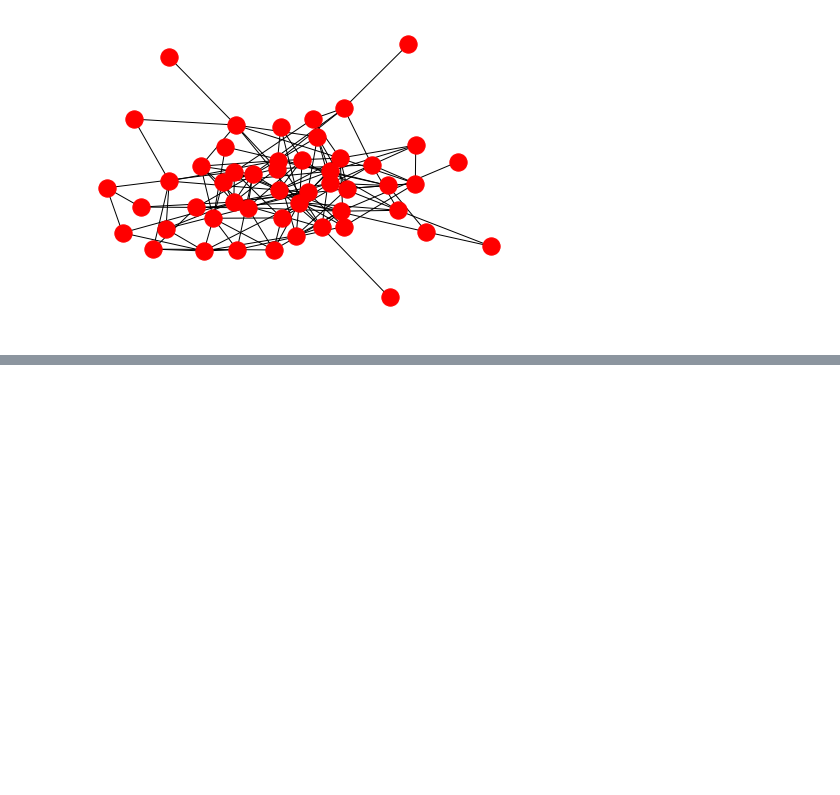
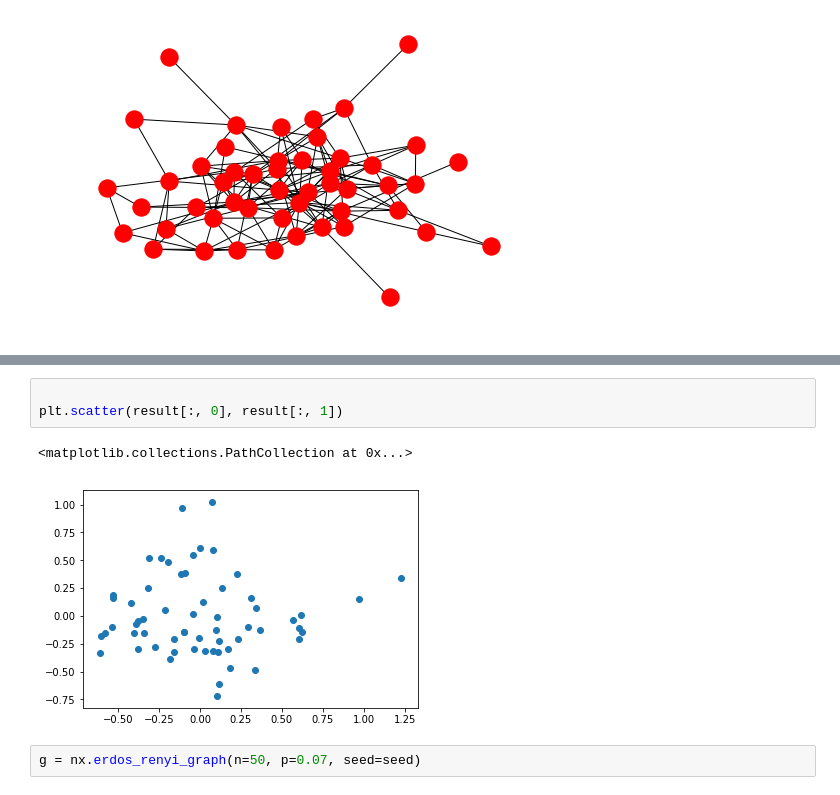
Before and after one commit to louisv123/COLGE, a Jupyter notebook: test.ipynb, the cells around one changed output, grey strips where cells are left out. Drawn from its saved outputs; the diff is of its cells as text; blank space fills up the shorter version.

```diff
--- a/test.ipynb
+++ b/test.ipynb
@@ -389,0 +672,8 @@ nx.draw(g)
+# %%
+
+plt.scatter(result[:, 0], result[:, 1])
+# %% [output]
+<matplotlib.collections.PathCollection at 0x...>
+[figure, added]
+# %%
+g = nx.erdos_renyi_graph(n=50, p=0.07, seed=seed)
```
Also changed, not shown: parts of 52 cells of this notebook, 5 other files.
